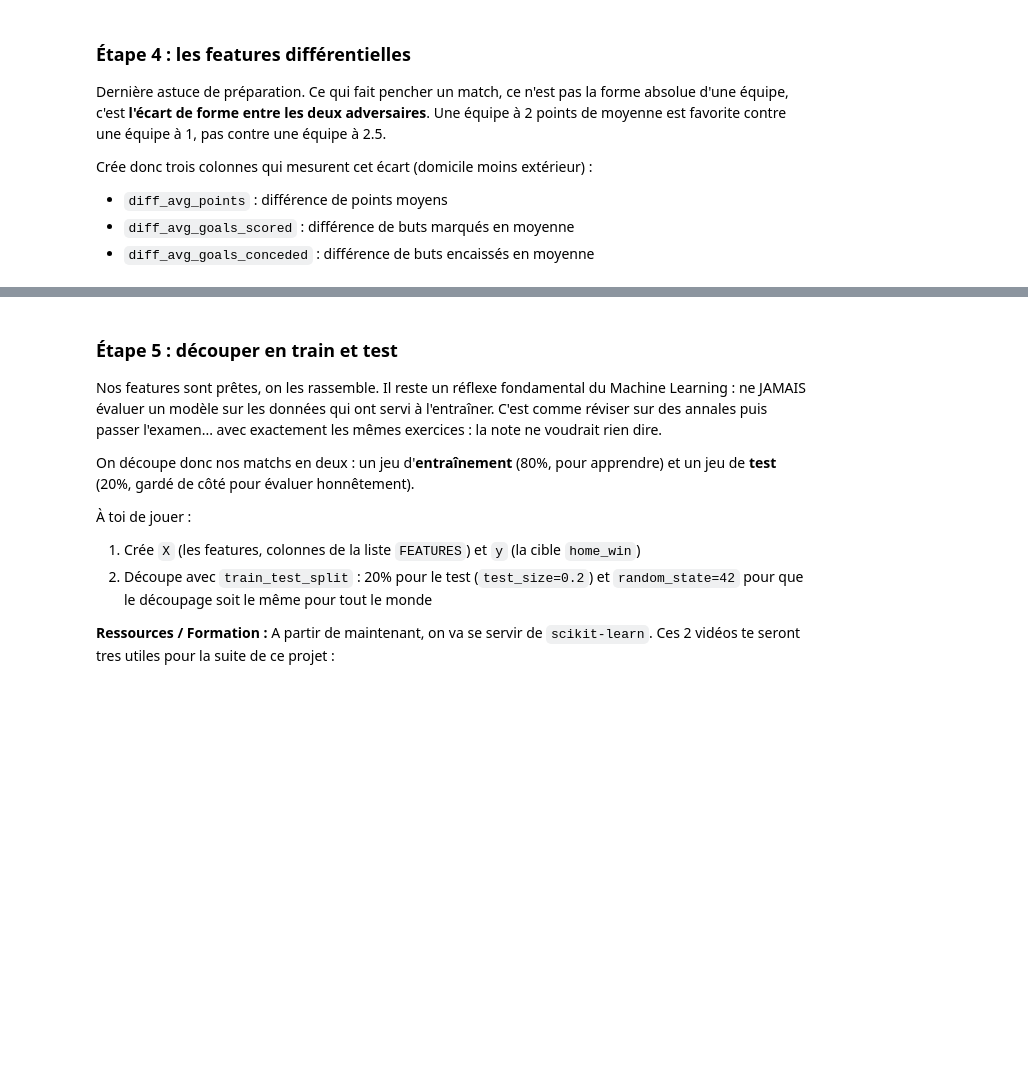
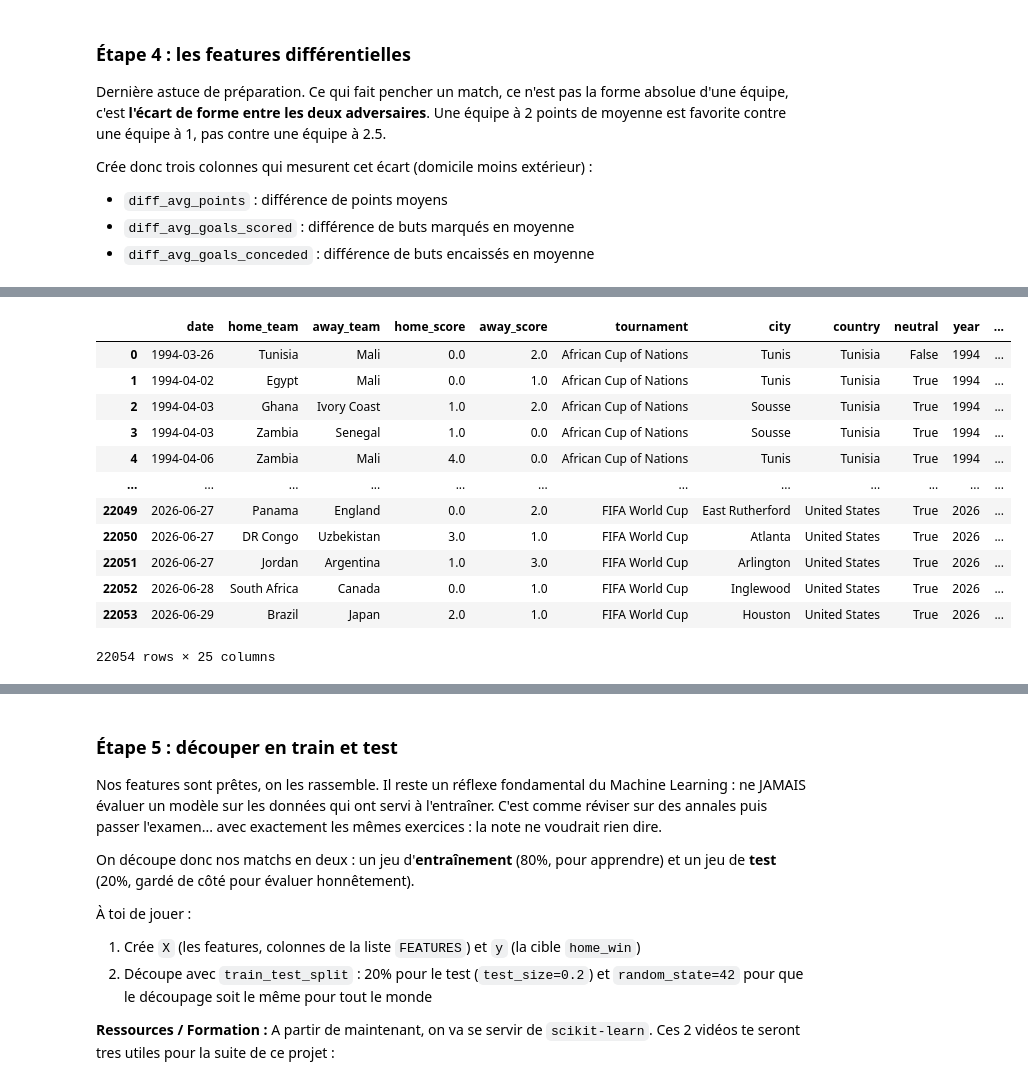
Before and after one commit to jandreolli/Cahier-vacances-ia-data-2026, a Jupyter notebook: Projet_02/projet_02.ipynb, the cells around one changed output, grey strips where cells are left out. Cells and saved outputs as stored; diff of their text form; code cells hidden in the pictures; blank space fills up the shorter version.

```diff
--- a/Projet_02/projet_02.ipynb
+++ b/Projet_02/projet_02.ipynb
@@ -362,6 +362,10 @@ Que veut-on prédire exactement ? Le vainqueur du match. Dans une phase finale d
 > Indice : une comparaison comme `(data["home_score"] > data["away_score"])` donne des True/False, et `.astype(int)` les transforme en 1/0.
 # %%
 ### START CODE HERE ###
+
+data = (df[~df["team_winner"].isna()].reset_index(drop=True)).copy(deep=True)
+
+data["home_win"] = (data["home_score"] > data["away_score"]).astype(int)
 
 ### END CODE HERE ###
 
@@ -385,6 +396,9 @@ On va créer deux nouvelles colonnes encodées :
 > Indice : `.astype(int)` transforme des True/False en 1/0, et une comparaison comme `data["tournament"] == "Friendly"` donne justement des True/False.
 # %%
 ### START CODE HERE ###
+
+data["is_neutral"] = data["neutral"].astype(int)
+data["is_friendly"] = (data["tournament"] == "Friendly").astype(int)
 
 ### END CODE HERE ###
 
@@ -407,2 +439,18 @@ Crée donc trois colonnes qui mesurent cet écart (domicile moins extérieur) :
+# %%
+data
+# %% [output]
+|  | date | home_team | away_team | home_score | away_score | tournament | city | country | neutral | year | ... |
+| 0 | 1994-03-26 | Tunisia | Mali | 0.0 | 2.0 | African Cup of Nations | Tunis | Tunisia | False | 1994 | ... |
+| 1 | 1994-04-02 | Egypt | Mali | 0.0 | 1.0 | African Cup of Nations | Tunis | Tunisia | True | 1994 | ... |
+| 2 | 1994-04-03 | Ghana | Ivory Coast | 1.0 | 2.0 | African Cup of Nations | Sousse | Tunisia | True | 1994 | ... |
+| 3 | 1994-04-03 | Zambia | Senegal | 1.0 | 0.0 | African Cup of Nations | Sousse | Tunisia | True | 1994 | ... |
+| 4 | 1994-04-06 | Zambia | Mali | 4.0 | 0.0 | African Cup of Nations | Tunis | Tunisia | True | 1994 | ... |
+| ... | ... | ... | ... | ... | ... | ... | ... | ... | ... | ... | ... |
+| 22049 | 2026-06-27 | Panama | England | 0.0 | 2.0 | FIFA World Cup | East Rutherford | United States | True | 2026 | ... |
+| 22050 | 2026-06-27 | DR Congo | Uzbekistan | 3.0 | 1.0 | FIFA World Cup | Atlanta | United States | True | 2026 | ... |
+| 22051 | 2026-06-27 | Jordan | Argentina | 1.0 | 3.0 | FIFA World Cup | Arlington | United States | True | 2026 | ... |
+| 22052 | 2026-06-28 | South Africa | Canada | 0.0 | 1.0 | FIFA World Cup | Inglewood | United States | True | 2026 | ... |
+| 22053 | 2026-06-29 | Brazil | Japan | 2.0 | 1.0 | FIFA World Cup | Houston | United States | True | 2026 | ... |
+22054 rows × 25 columns
 # %%
 ### START CODE HERE ###
```
Also changed, not shown: parts of 6 cells of this notebook.
